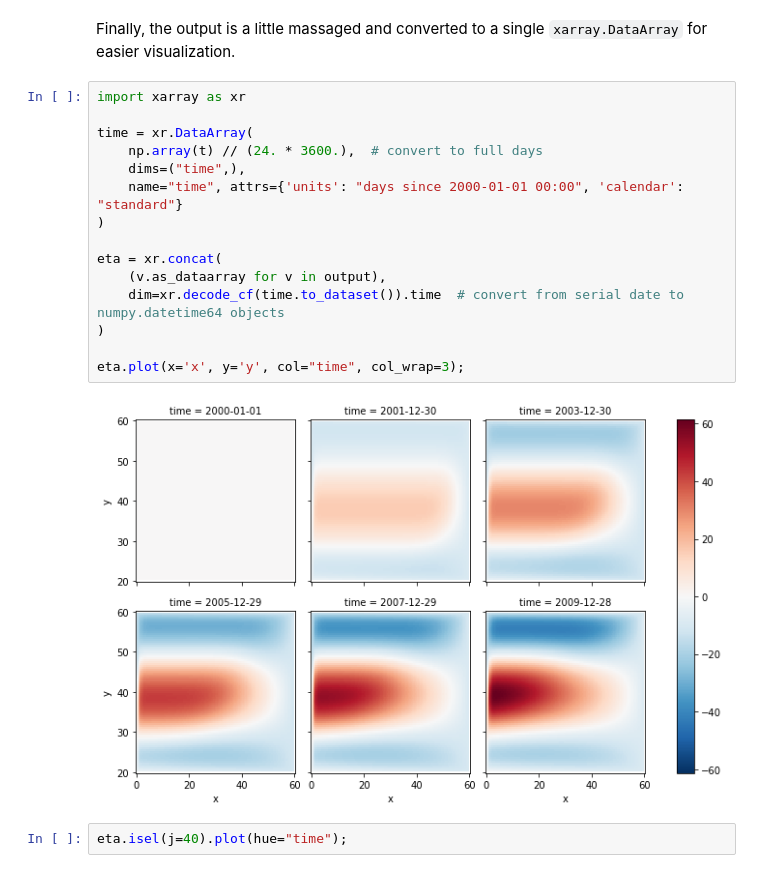
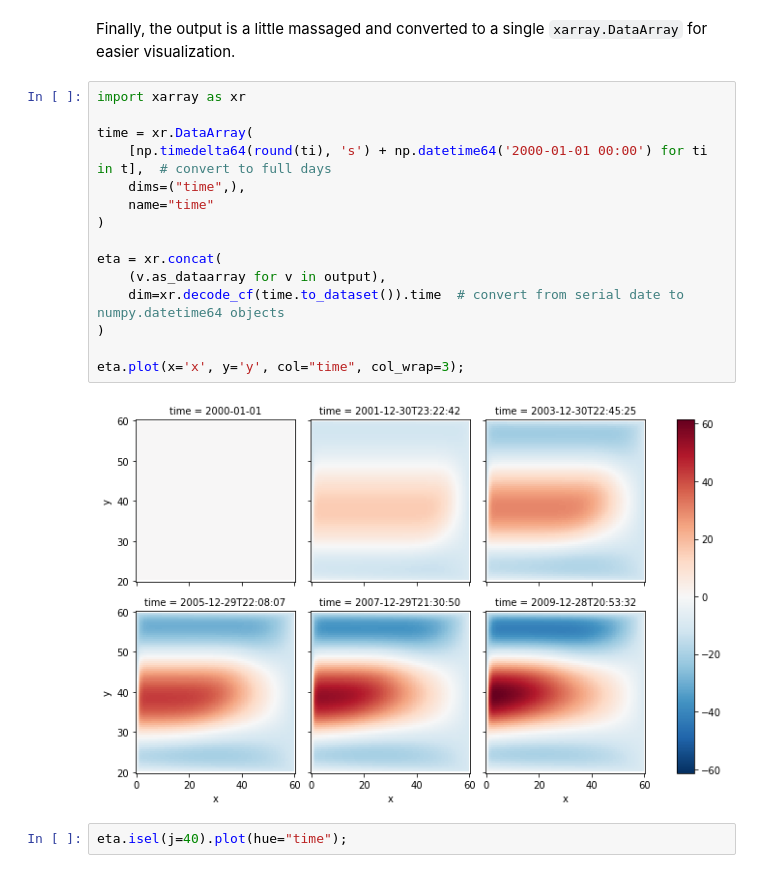
Before and after one commit to vopikamm/multimode-model, a Jupyter notebook: examples/2_subtropical_gyre.ipynb, the cells around one changed output. Cells and saved outputs as stored; diff of their text form.

```diff
--- a/examples/2_subtropical_gyre.ipynb
+++ b/examples/2_subtropical_gyre.ipynb
@@ -128,20 +128,20 @@ Finally, the output is a little massaged and converted to a single `xarray.DataA
 # %%
 import xarray as xr
 
 time = xr.DataArray(
-    np.array(t) // (24. * 3600.),  # convert to full days
+    [np.timedelta64(round(ti), 's') + np.datetime64('2000-01-01 00:00') for ti in t],  # convert to full days
     dims=("time",),
-    name="time", attrs={'units': "days since 2000-01-01 00:00", 'calendar': "standard"}
+    name="time"
 )
 
 eta = xr.concat(
     (v.as_dataarray for v in output),
     dim=xr.decode_cf(time.to_dataset()).time  # convert from serial date to numpy.datetime64 objects
 )
 
 eta.plot(x='x', y='y', col="time", col_wrap=3);
 # %% [output]
-[figure, old version]
+[figure, new version]
 # %%
 eta.isel(j=40).plot(hue="time");
 # %% [output]
```
Also changed, not shown: 10 other files.
